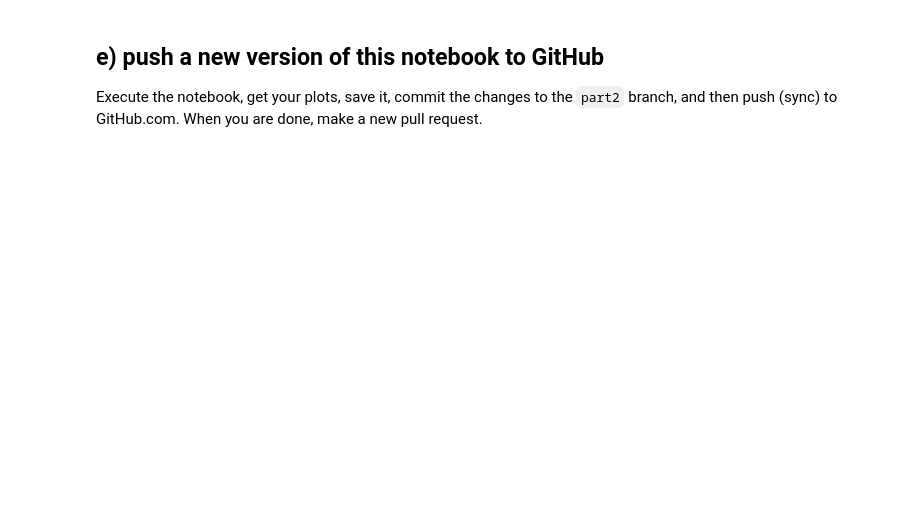
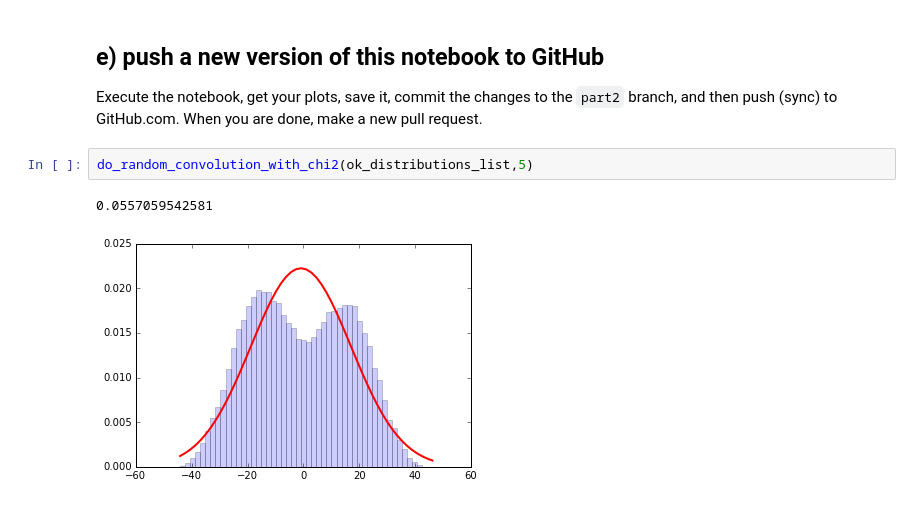
Before and after one commit to cranmer/intro-exp-phys-II, a Jupyter notebook: Central-Limit-Theorem.ipynb, the cells around one changed output. Saved outputs shown, nothing was run; the diff lists cells and outputs as text; blank space fills up the shorter version.

```diff
--- a/Central-Limit-Theorem.ipynb
+++ b/Central-Limit-Theorem.ipynb
@@ -247,3 +343,8 @@ Plot the $\chi^2$ quantity vs. N for N=2,4,8,16,32
 ## e) push a new version of this notebook to GitHub
 
 Execute the notebook, get your plots, save it, commit the changes to the `part2` branch, and then push (sync) to GitHub.com.  When you are done, make a new pull request.
+# %%
+do_random_convolution_with_chi2(ok_distributions_list,5)
+# %% [output]
+0.0557059542581
+[figure, added]
```
Also changed, not shown: parts of 21 cells of this notebook.
